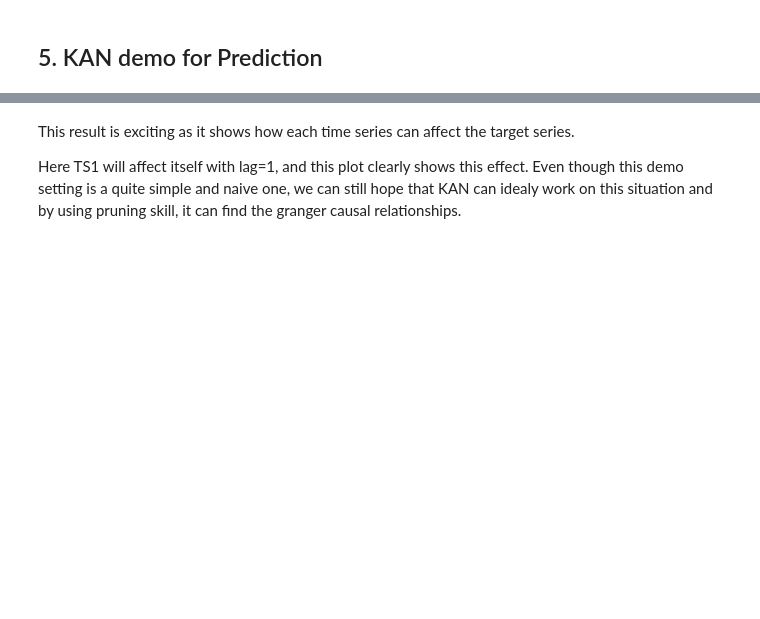
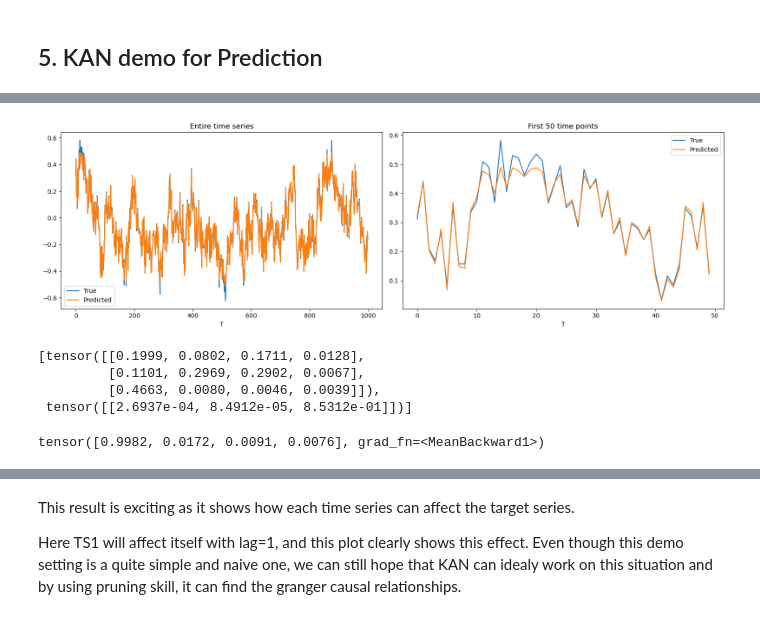
Before and after one commit to MorganREN/TKAN4GrangerCausality, a Jupyter notebook: KAN4Granger/KAN_TS_demo.ipynb, the cells around one changed output, grey strips where cells are left out. Drawn from its saved outputs; the diff is of its cells as text; code cells hidden in the pictures; blank space fills up the shorter version.

```diff
--- a/KAN4Granger/KAN_TS_demo.ipynb
+++ b/KAN4Granger/KAN_TS_demo.ipynb
@@ -152,3 +152,33 @@ saving model version 0.1
+# %%
+output = model(dataset['test_input'])
+
+# plot output
+fig, axarr = plt.subplots(1, 2, figsize=(16, 5))
+axarr[0].plot(dataset['test_label'].detach().numpy(), label='True')
+axarr[0].plot(output.detach().numpy(), label='Predicted')
+axarr[0].set_xlabel('T')
+axarr[0].set_title('Entire time series')
+axarr[0].legend()
+axarr[1].plot(dataset['test_label'].detach().numpy()[:50], label='True')
+axarr[1].plot(output.detach().numpy()[:50], label='Predicted')
+axarr[1].set_xlabel('T')
+axarr[1].set_title('First 50 time points')
+axarr[1].legend()
+plt.tight_layout()
+plt.show()
+# %% [output]
+[figure, added]
+# %%
+model.acts_scale
+# %% [output]
+[tensor([[0.1999, 0.0802, 0.1711, 0.0128],
+         [0.1101, 0.2969, 0.2902, 0.0067],
+         [0.4663, 0.0080, 0.0046, 0.0039]]),
+ tensor([[2.6937e-04, 8.4912e-05, 8.5312e-01]])]
+# %%
+model.node_scores[0]
+# %% [output]
+tensor([0.9982, 0.0172, 0.0091, 0.0076], grad_fn=<MeanBackward1>)
 # %%
 model = model.prune()
 model.plot()
```
Also changed, not shown: parts of 10 cells of this notebook, 1 other file.
